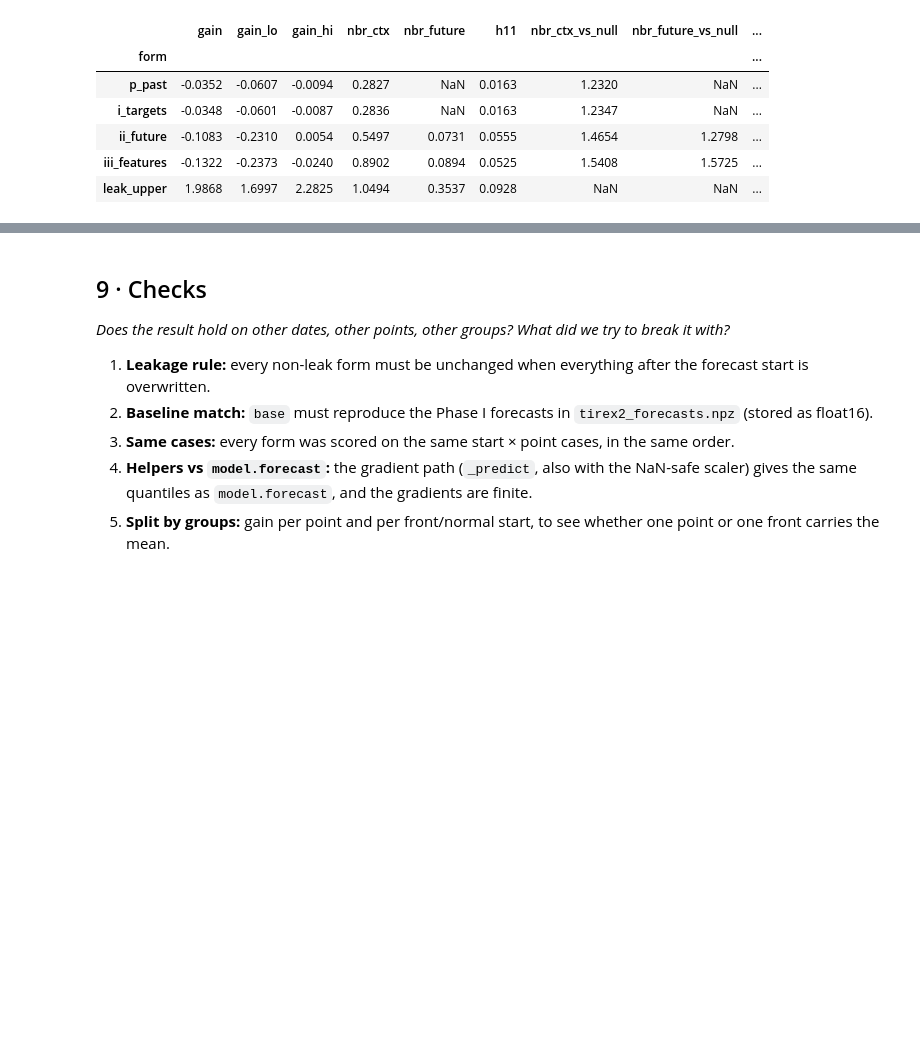
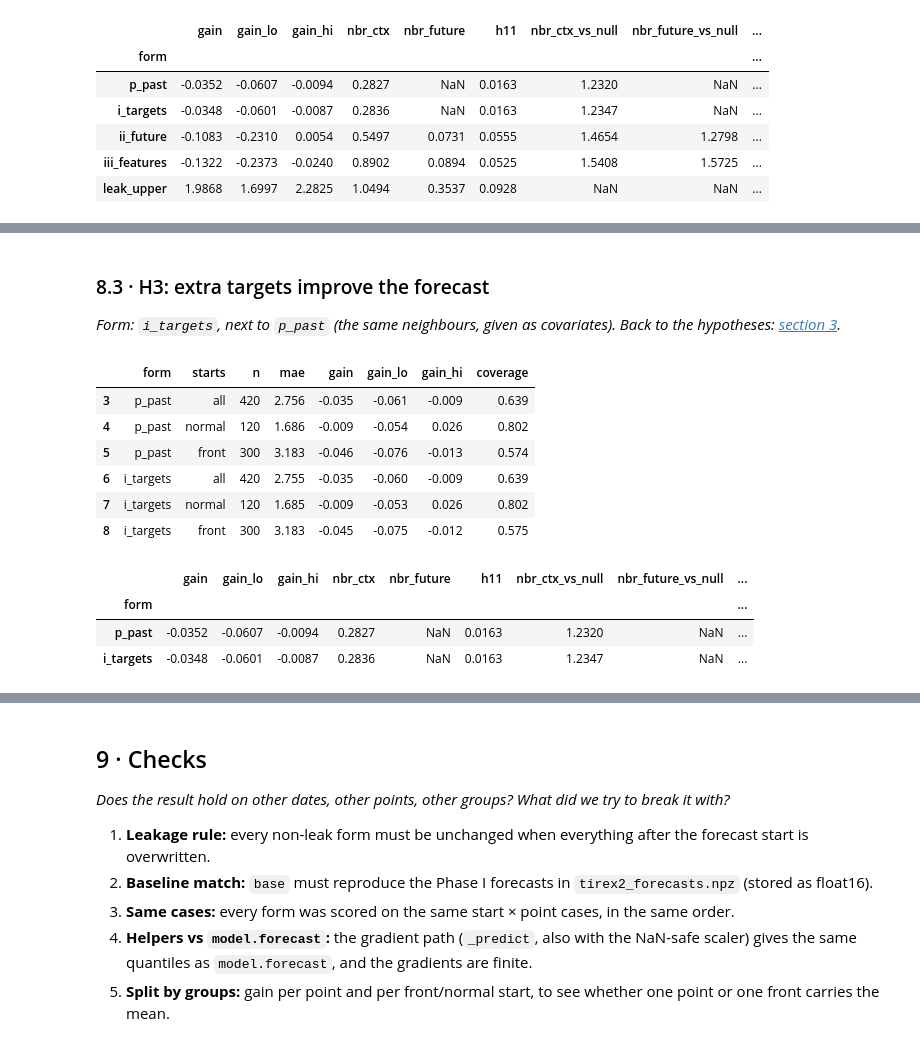
Before and after one commit to SandroMueller01/ai-vis-lab-2026, a Jupyter notebook: phase2-model-internals/pair-1/06_question_f.ipynb, the cells around one changed output, grey strips where cells are left out. Drawn from its saved outputs; the diff is of its cells as text; code cells hidden in the pictures; blank space fills up the shorter version.

```diff
--- a/phase2-model-internals/pair-1/06_question_f.ipynb
+++ b/phase2-model-internals/pair-1/06_question_f.ipynb
@@ -675,0 +783,21 @@ cmp.round(4)
+# %% [markdown]
+<a id="h3"></a>
+### 8.3 · H3: extra targets improve the forecast
+
+*Form: `i_targets`, next to `p_past` (the same neighbours, given as covariates). Back to the hypotheses: [section 3](#3-·-Hypothesis-and-what-would-count-as-an-answer).*
+# %%
+# H3: extra targets (i_targets) next to p_past
+display(gain[gain.form.isin(["p_past", "i_targets"])].round(3))
+cmp.loc[["p_past", "i_targets"]].round(4)
+# %% [output]
+|  | form | starts | n | mae | gain | gain_lo | gain_hi | coverage |
+| 3 | p_past | all | 420 | 2.756 | -0.035 | -0.061 | -0.009 | 0.639 |
+| 4 | p_past | normal | 120 | 1.686 | -0.009 | -0.054 | 0.026 | 0.802 |
+| 5 | p_past | front | 300 | 3.183 | -0.046 | -0.076 | -0.013 | 0.574 |
+| 6 | i_targets | all | 420 | 2.755 | -0.035 | -0.060 | -0.009 | 0.639 |
+| 7 | i_targets | normal | 120 | 1.685 | -0.009 | -0.053 | 0.026 | 0.802 |
+| 8 | i_targets | front | 300 | 3.183 | -0.045 | -0.075 | -0.012 | 0.575 |
+|  | gain | gain_lo | gain_hi | nbr_ctx | nbr_future | h11 | nbr_ctx_vs_null | nbr_future_vs_null | ... |
+| form |  |  |  |  |  |  |  |  | ... |
+| p_past | -0.0352 | -0.0607 | -0.0094 | 0.2827 | NaN | 0.0163 | 1.2320 | NaN | ... |
+| i_targets | -0.0348 | -0.0601 | -0.0087 | 0.2836 | NaN | 0.0163 | 1.2347 | NaN | ... |
```
Also changed, not shown: parts of 28 cells of this notebook.
